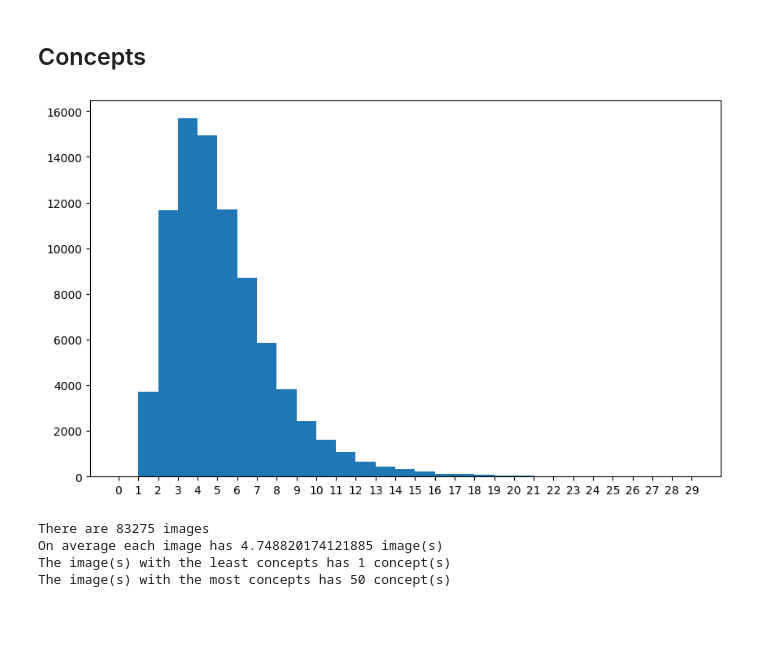
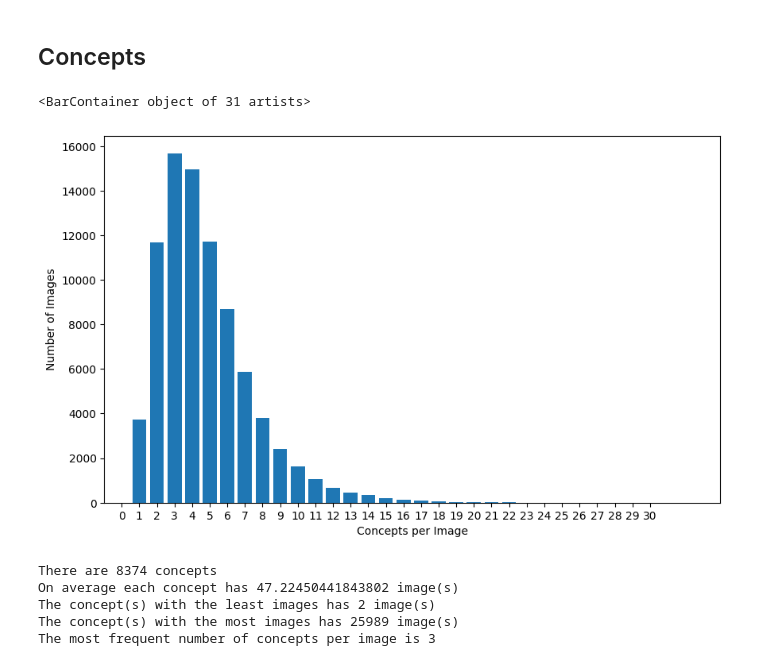
Before and after one commit to raul-singh/Rise-of-Transformers-Project, a Jupyter notebook: Code/Notebooks/Data_Exploration.ipynb, the cells around one changed output. Drawn from its saved outputs; the diff is of its cells as text; code cells hidden in the pictures; blank space fills up the shorter version.

```diff
--- a/Code/Notebooks/Data_Exploration.ipynb
+++ b/Code/Notebooks/Data_Exploration.ipynb
@@ -93,20 +107,28 @@ for concept_list in concepts.values():
         else:
             concept_image_count[concept] += 1
 concept_image_count = [concept for concept in concept_image_count.values()]
-# %%
-plt.figure(figsize=(10,6))
-plt.hist(image_concept_count, bins=range(30))
-plt.xticks(range(30))
-plt.show()
-# %% [output]
-[figure, removed]
+# %%
+limit = 30
+
+labels, counts = np.unique(image_concept_count, return_counts=True)
+
+plt.figure(figsize=(10,6))
+plt.xticks(range(limit + 1))
+plt.xlabel("Concepts per Image")
+plt.ylabel("Number of Images")
+plt.bar(labels[:limit + 1], counts[:limit + 1], align='center')
+# %% [output]
+<BarContainer object of 31 artists>
+[figure, added]
 # %%
-print(f"There are {len(image_concept_count)} images")
-print(f"On average each image has {sum(image_concept_count) / len(image_concept_count)} image(s)")
-print(f"The image(s) with the least concepts has {min(image_concept_count)} concept(s)")
-print(f"The image(s) with the most concepts has {max(image_concept_count)} concept(s)")
+print(f"There are {len(concept_image_count)} concepts")
+print(f"On average each concept has {sum(concept_image_count) / len(concept_image_count)} image(s)")
+print(f"The concept(s) with the least images has {min(concept_image_count)} image(s)")
+print(f"The concept(s) with the most images has {max(concept_image_count)} image(s)")
+print(f"The most frequent number of concepts per image is {labels[np.argmax(counts)]}")
 # %% [output]
-There are 83275 images
-On average each image has 4.748820174121885 image(s)
-The image(s) with the least concepts has 1 concept(s)
-The image(s) with the most concepts has 50 concept(s)
+There are 8374 concepts
+On average each concept has 47.22450441843802 image(s)
+The concept(s) with the least images has 2 image(s)
+The concept(s) with the most images has 25989 image(s)
+The most frequent number of concepts per image is 3
```
Also changed, not shown: parts of 7 cells of this notebook.
